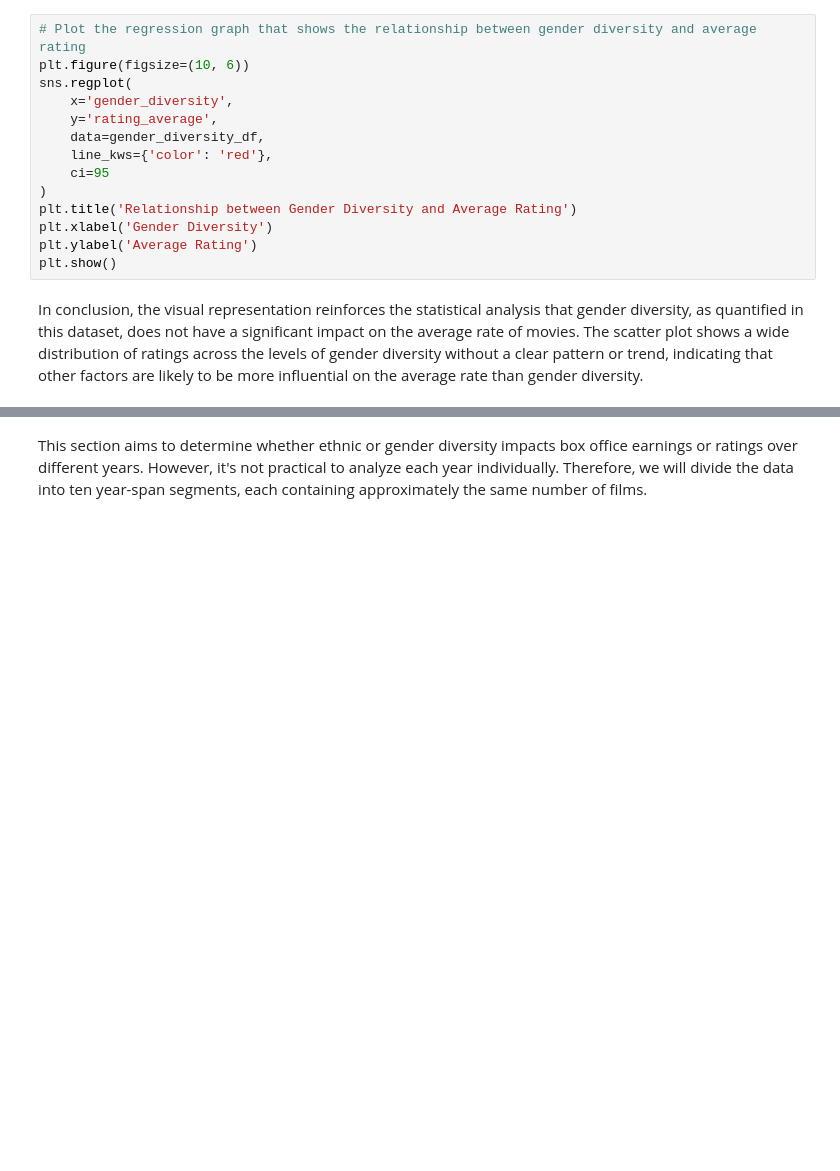
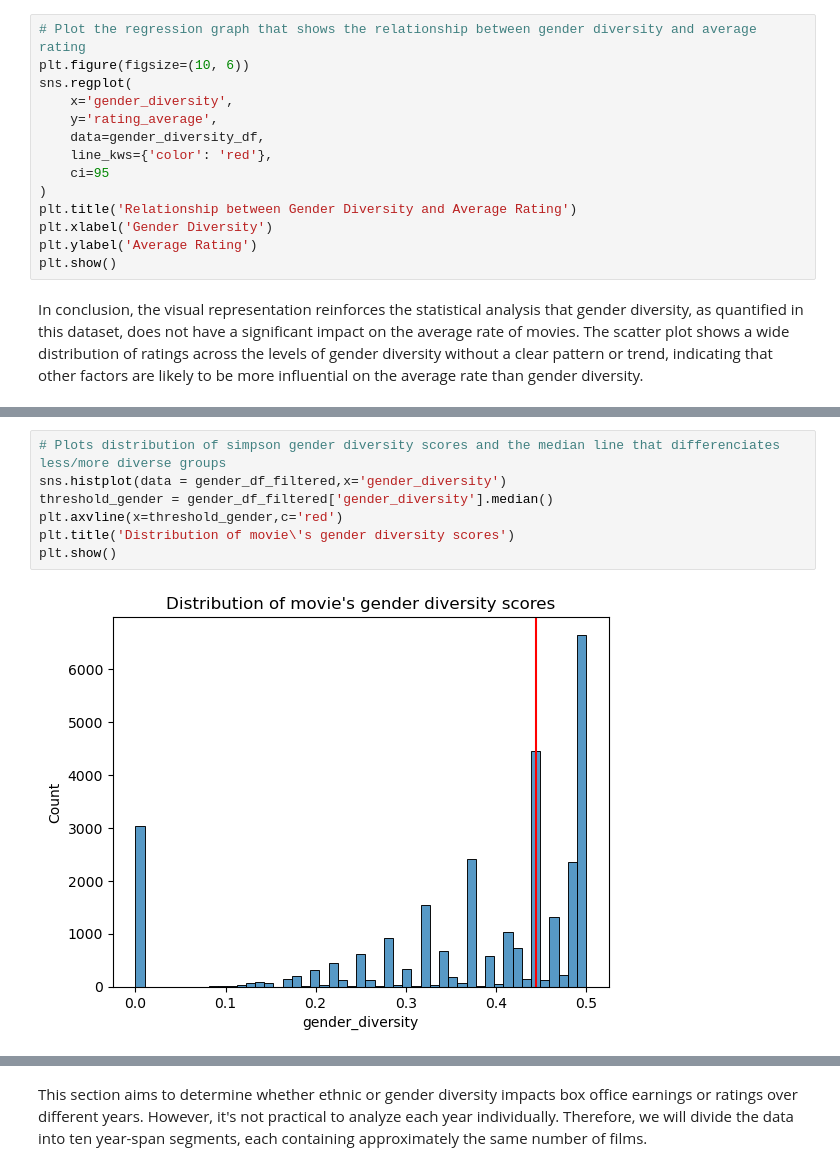
Before and after one commit to epfl-ada/ada-2023-project-analytixxperts2023, a Jupyter notebook: milestoneP3_updated.ipynb, the cells around one changed output, grey strips where cells are left out. Drawn from its saved outputs; the diff is of its cells as text; blank space fills up the shorter version.

```diff
--- a/milestoneP3_updated.ipynb
+++ b/milestoneP3_updated.ipynb
@@ -851,0 +909,9 @@ In conclusion, the visual representation reinforces the statistical analysis tha
+# %%
+# Plots distribution of simpson gender diversity scores and the median line that differenciates less/more diverse groups
+sns.histplot(data = gender_df_filtered,x='gender_diversity')
+threshold_gender = gender_df_filtered['gender_diversity'].median()
+plt.axvline(x=threshold_gender,c='red')
+plt.title('Distribution of movie\'s gender diversity scores')
+plt.show()
+# %% [output]
+[figure, added]
```
Also changed, not shown: parts of 36 cells of this notebook, 5 other files.
